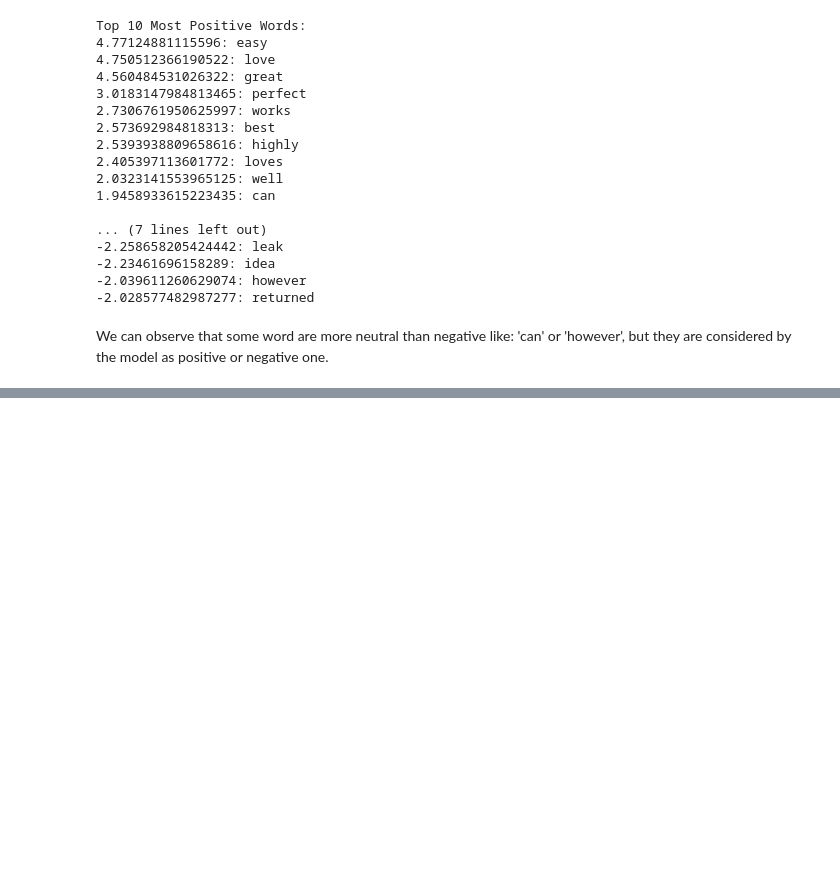
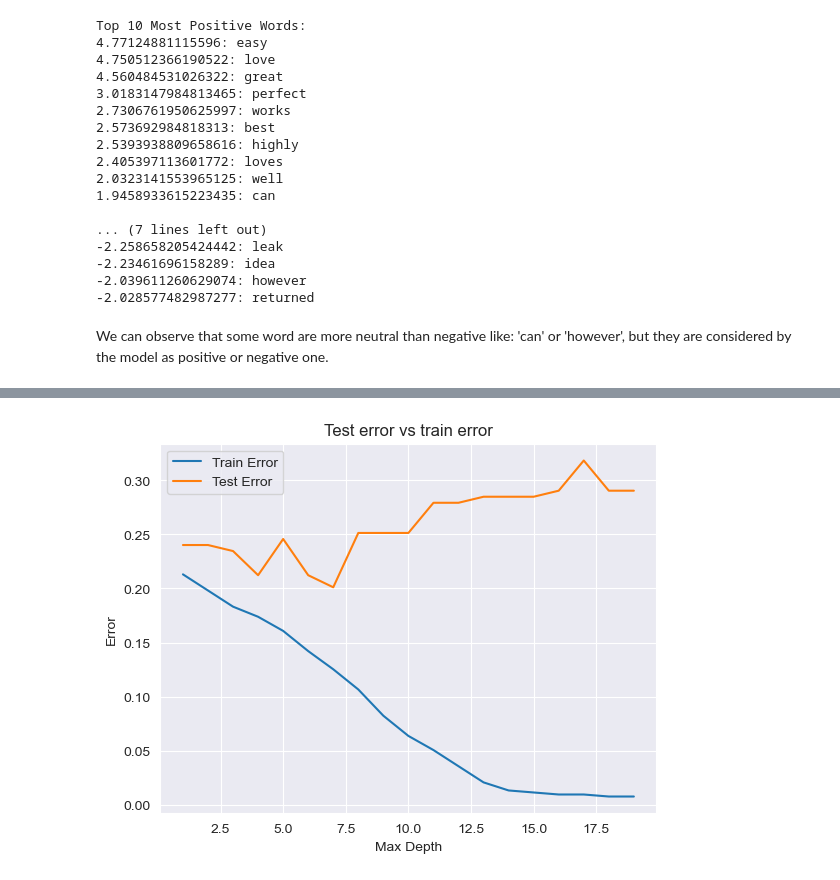
Before and after one commit to adamzulu123/Introduction-to-data-analysis, a Jupyter notebook: Notebook3/Advanced_notebook3.ipynb, the cells around one changed output, grey strips where cells are left out. Cells and saved outputs as stored; diff of their text form; code cells hidden in the pictures; blank space fills up the shorter version.

```diff
--- a/Notebook3/Advanced_notebook3.ipynb
+++ b/Notebook3/Advanced_notebook3.ipynb
@@ -134,0 +317,26 @@ We can observe that some word are more neutral than negative like: 'can' or 'how
+# %%
+#testing error difference depending on maxdepth.
+train_errors = []
+test_errors = []
+
+for i in range(1, 20):
+    clf2 = DecisionTreeClassifier(max_depth=i)
+    clf2 = clf2.fit(X_train, y_train)
+    y_train_pred2 = clf2.predict(X_train)
+    y_test_pred2 = clf2.predict(X_test)
+
+    train_error = 1 - accuracy_score(y_train, y_train_pred2)
+    test_error = 1 - accuracy_score(y_test, y_test_pred2)
+
+    train_errors.append(train_error)
+    test_errors.append(test_error)
+
+plt.plot(range(1, 20), train_errors, label='Train Error')
+plt.plot(range(1, 20), test_errors, label='Test Error')
+plt.xlabel('Max Depth')
+plt.ylabel('Error')
+plt.title('Test error vs train error')
+plt.legend()
+plt.show()
+# %% [output]
+[figure, added]
```
Also changed, not shown: parts of 27 cells of this notebook, 3 other files.
